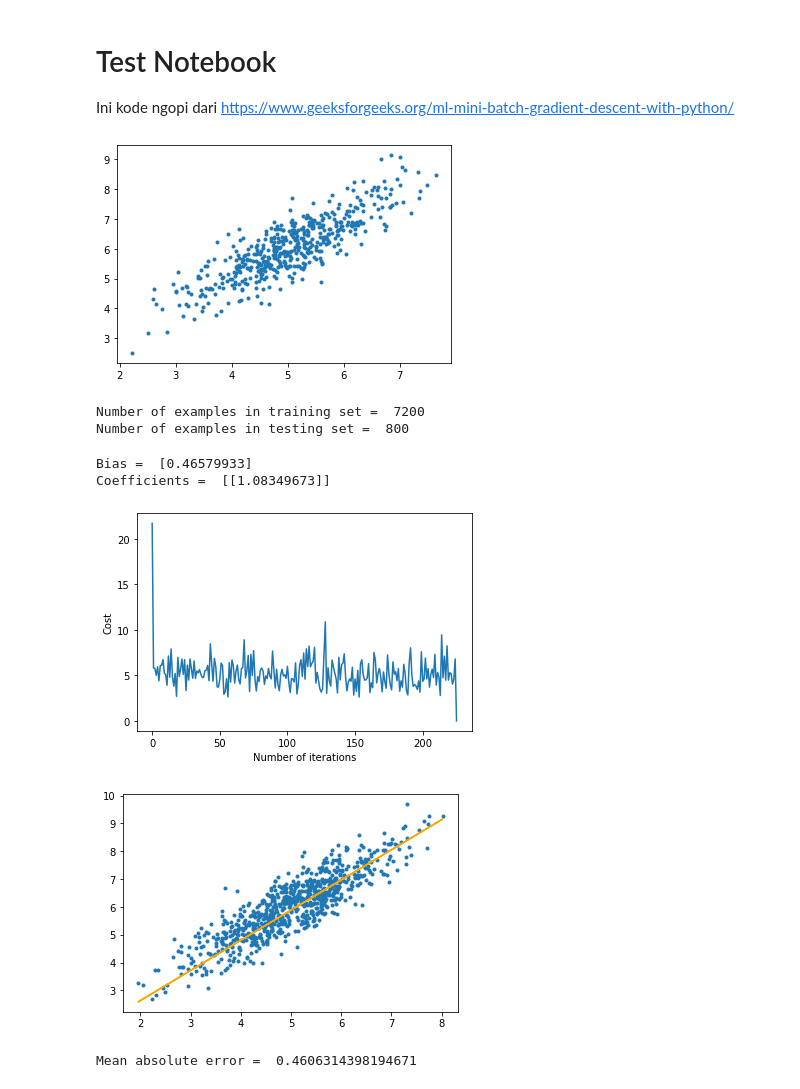
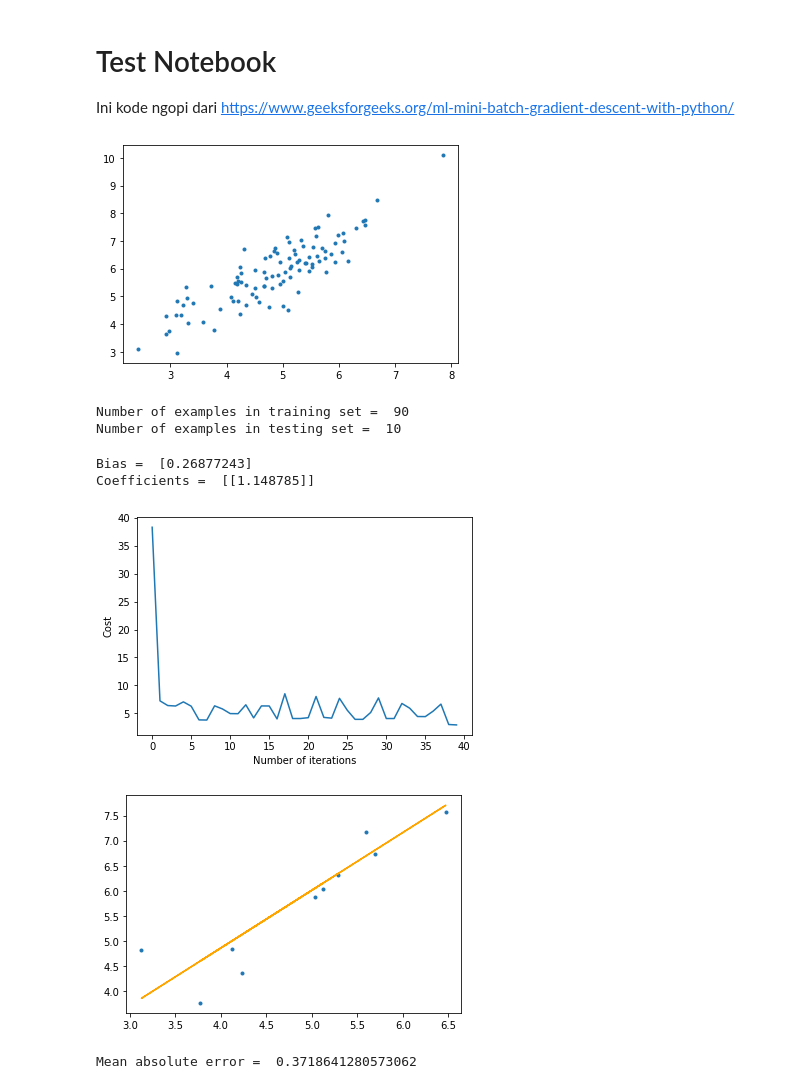
Before and after one commit to jonfelix1/tubes_ml, a Jupyter notebook: milestone2/test1.ipynb, the cells around one changed output. Drawn from its saved outputs; the diff is of its cells as text; code cells hidden in the pictures.

```diff
--- a/milestone2/test1.ipynb
+++ b/milestone2/test1.ipynb
@@ -4,34 +4,34 @@ Ini kode ngopi dari https://www.geeksforgeeks.org/ml-mini-batch-gradient-descent
 # %%
 # importing dependencies
 import numpy as np
 import matplotlib.pyplot as plt
 
 # creating data
 mean = np.array([5.0, 6.0])
 cov = np.array([[1.0, 0.95], [0.95, 1.2]])
-data = np.random.multivariate_normal(mean, cov, 8000)
+data = np.random.multivariate_normal(mean, cov, 100)
 
 # visualising data
 plt.scatter(data[:500, 0], data[:500, 1], marker = '.')
 plt.show()
 
 # train-test-split
 data = np.hstack((np.ones((data.shape[0], 1)), data))
 
 split_factor = 0.90
 split = int(split_factor * data.shape[0])
 
 X_train = data[:split, :-1]
 y_train = data[:split, -1].reshape((-1, 1))
 X_test = data[split:, :-1]
 y_test = data[split:, -1].reshape((-1, 1))
 
 print("Number of examples in training set = % d"%(X_train.shape[0]))
 print("Number of examples in testing set = % d"%(X_test.shape[0]))
 # %% [output]
-[figure, old version]
+[figure, new version]
-Number of examples in training set =  7200
-Number of examples in testing set =  800
+Number of examples in training set =  90
+Number of examples in testing set =  10
 # %%
 # linear regression using "mini-batch" gradient descent
 # function to compute hypothesis / predictions
@@ -102,9 +111,9 @@ plt.xlabel("Number of iterations")
 plt.ylabel("Cost")
 plt.show()
 # %% [output]
-Bias =  [0.46579933]
-Coefficients =  [[1.08349673]]
+Bias =  [0.26877243]
+Coefficients =  [[1.148785]]
-[figure, old version]
+[figure, new version]
 # %%
 # predicting output for X_test
 y_pred = hypothesis(X_test, theta)
@@ -116,5 +125,5 @@ plt.show()
 error = np.sum(np.abs(y_test - y_pred) / y_test.shape[0])
 print("Mean absolute error = ", error)
 # %% [output]
-[figure, old version]
+[figure, new version]
-Mean absolute error =  0.4606314398194671
+Mean absolute error =  0.3718641280573062
```
Also changed, not shown: parts of 2 cells of this notebook, 1 other file.
